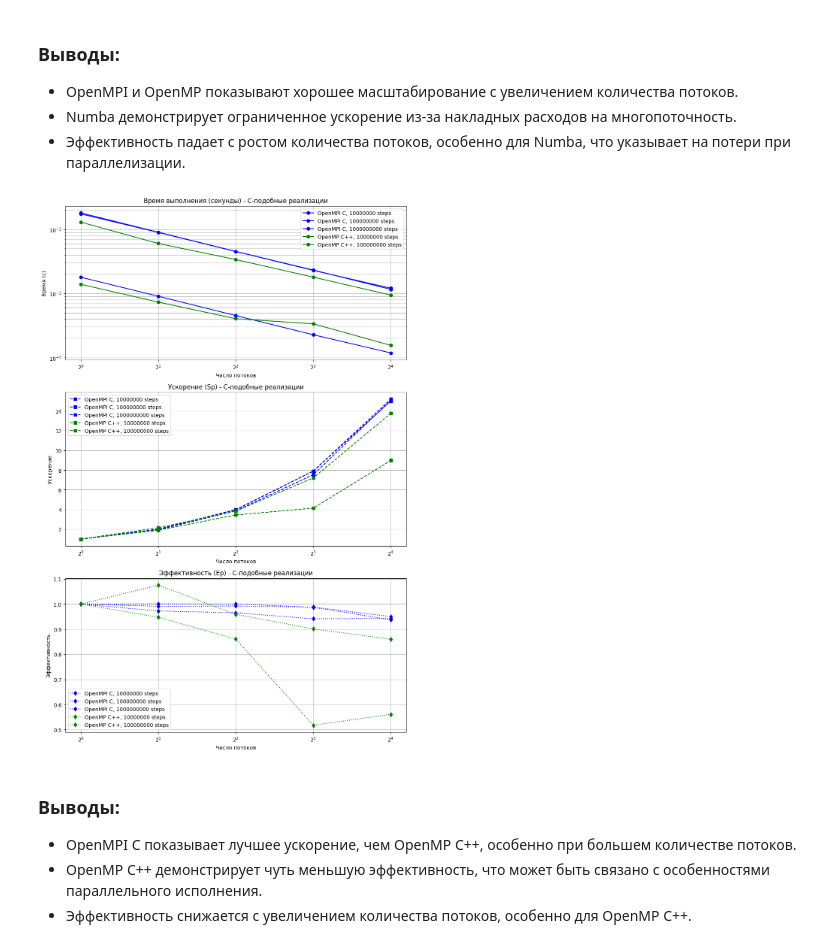
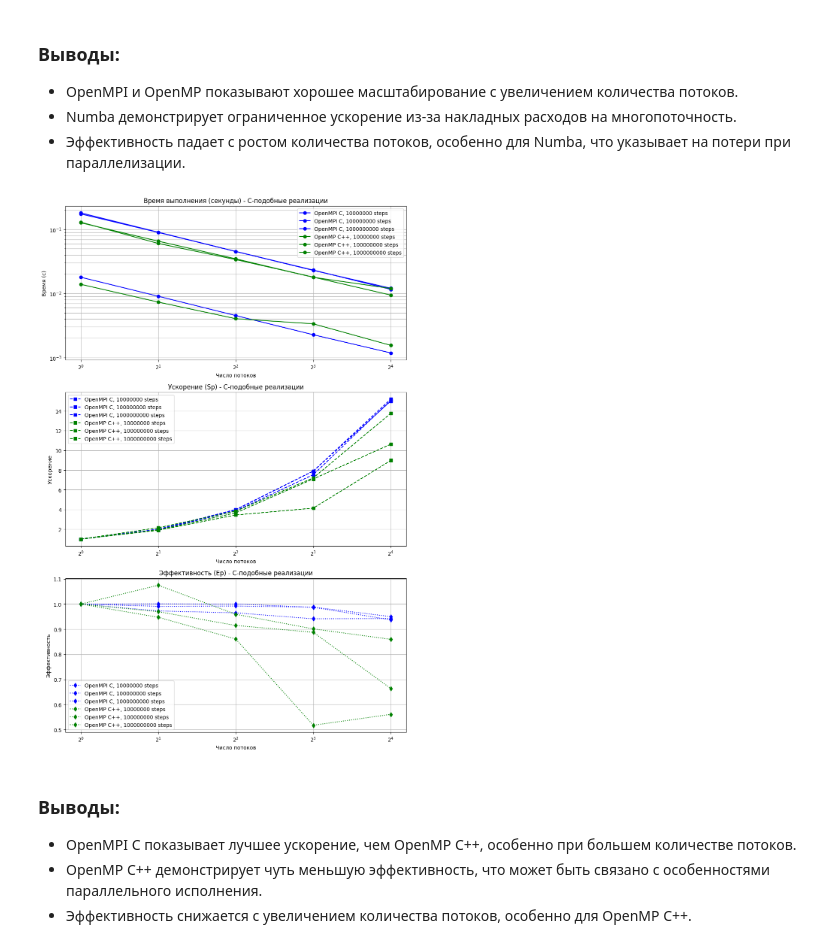
Before and after one commit to VasiliyMakshanchikov/MasterHW, a Jupyter notebook: Master's_HW/Graphics.ipynb, the cells around one changed output. Cells and saved outputs as stored; diff of their text form; code cells hidden in the pictures.

Commit message:
Updated graphics

```diff
--- a/Master's_HW/Graphics.ipynb
+++ b/Master's_HW/Graphics.ipynb
@@ -88,6 +88,7 @@ data_c = {
     "OpenMP C++": {
         10000000: {1: 0.01391, 2: 0.00734, 4: 0.00404, 8: 0.00336, 16: 0.00155},
         100000000: {1: 0.12985, 2: 0.06039, 4: 0.03384, 8: 0.01801, 16: 0.00944},
+        1000000000: {1: 0.12716, 2: 0.06556, 4: 0.03475, 8: 0.017906, 16: 0.01197}
     },
 }
 
@@ -112,34 +113,34 @@ for implementation, datasets in data_c.items():
         # Эффективность
         E_p = [S_p[i] / valid_threads[i] for i in range(len(valid_threads))]
         axes[2].plot(valid_threads, E_p, marker="d", linestyle=":", color=colors_c[implementation], label=f"{implementation}, {steps} steps")
 
 # Подписи и легенды
 axes[0].set_title("Время выполнения (секунды) - C-подобные реализации")
 axes[0].set_xlabel("Число потоков")
 axes[0].set_ylabel("Время (с)")
 axes[0].set_xscale("log", base=2)
 axes[0].set_yscale("log")
 axes[0].legend()
 axes[0].grid(True, which="both")
 
 axes[1].set_title("Ускорение (Sp) - C-подобные реализации")
 axes[1].set_xlabel("Число потоков")
 axes[1].set_ylabel("Ускорение")
 axes[1].set_xscale("log", base=2)
 axes[1].legend()
 axes[1].grid(True, which="both")
 
 axes[2].set_title("Эффективность (Ep) - C-подобные реализации")
 axes[2].set_xlabel("Число потоков")
 axes[2].set_ylabel("Эффективность")
 axes[2].set_xscale("log", base=2)
 axes[2].legend()
 axes[2].grid(True, which="both")
 
 plt.tight_layout()
 plt.show()
 # %% [output]
-[figure, old version]
+[figure, new version]
 # %% [markdown]
 ### Выводы:
 - OpenMPI C показывает лучшее ускорение, чем OpenMP C++, особенно при большем количестве потоков.
```
